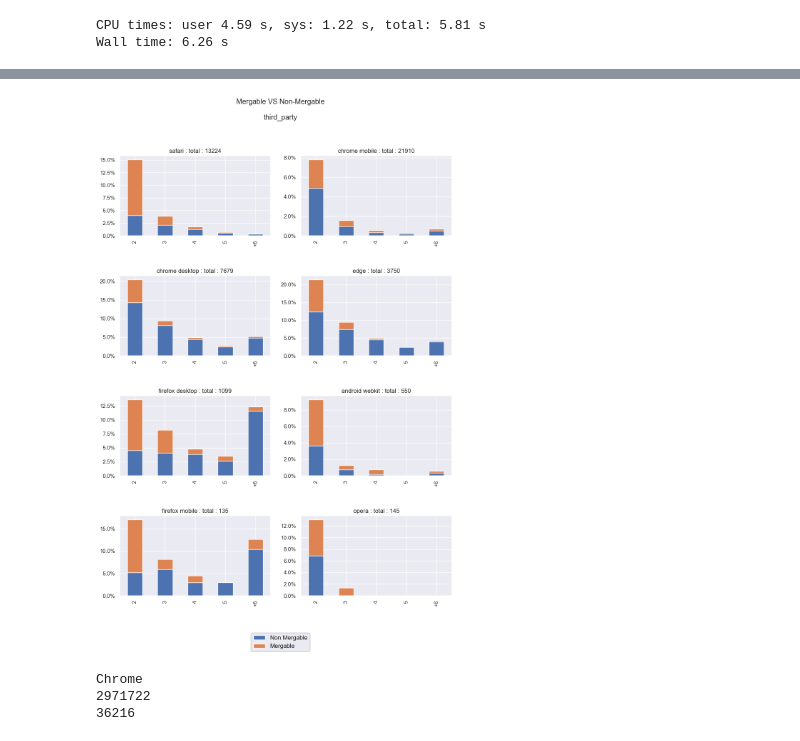
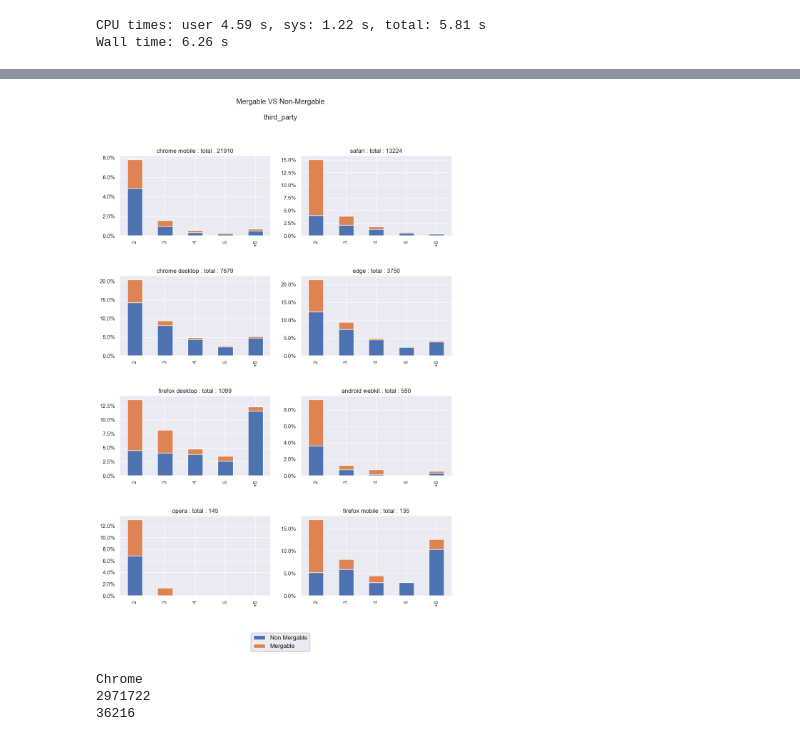
Before and after one commit to menisadi/merged, a Jupyter notebook: Notebooks/Perfects.ipynb, the cells around one changed output, grey strips where cells are left out. Saved outputs shown, nothing was run; the diff lists cells and outputs as text; code cells hidden in the pictures.

```diff
--- a/Notebooks/Perfects.ipynb
+++ b/Notebooks/Perfects.ipynb
@@ -316,7 +279,7 @@ maid_chosen = 'third_party'
 df = preprocessing(data)
 # %%
 %%time
-m, n, t = count_perfect_coolies(df, maid_dict[maid_chosen])
+m, n, t = count_perfect_cookies(df, maid_dict[maid_chosen])
 # %% [output]
 CPU times: user 4.59 s, sys: 1.22 s, total: 5.81 s
 Wall time: 6.26 s
@@ -339,8 +302,9 @@ plt.subplots_adjust(hspace=0.5)
 fig.suptitle(f"Mergable VS Non-Mergable\n\n{maid_chosen}")
 
 total_count = df[df.maid==maid_dict[maid_chosen]].groupby(HH_UA).iiqid.nunique().reset_index()
+top_browsers = total_count.groupby('browser').size().sort_values(ascending=False).index[:8]
 
-for i, b in enumerate(t.index[:8]):
+for i, b in enumerate(top_browsers):
     all_unique_hh_ua = total_count[total_count["browser"]==b].iiqid.value_counts().sum()
 
     browser_comparison = pd.concat([n.loc[b], m.loc[b]], axis=1)
@@ -360,4 +324,4 @@ Wall time: 1.84 s
-[figure, old version]
+[figure, new version]
 # %%
 print('Chrome')
 print(len(data[(data['maid']==7) & ((data['browser']=='chrome mobile') | (data['browser']=='chrome desktop'))]))
```
Also changed, not shown: parts of 72 cells of this notebook, 3 other files.
